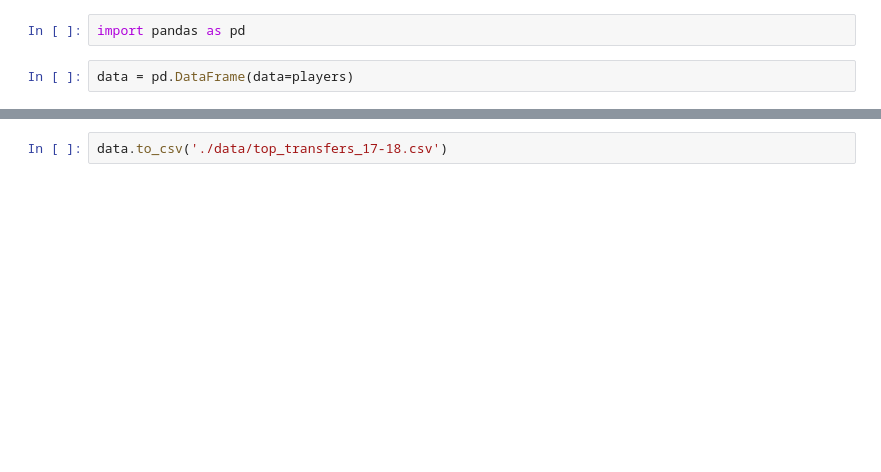
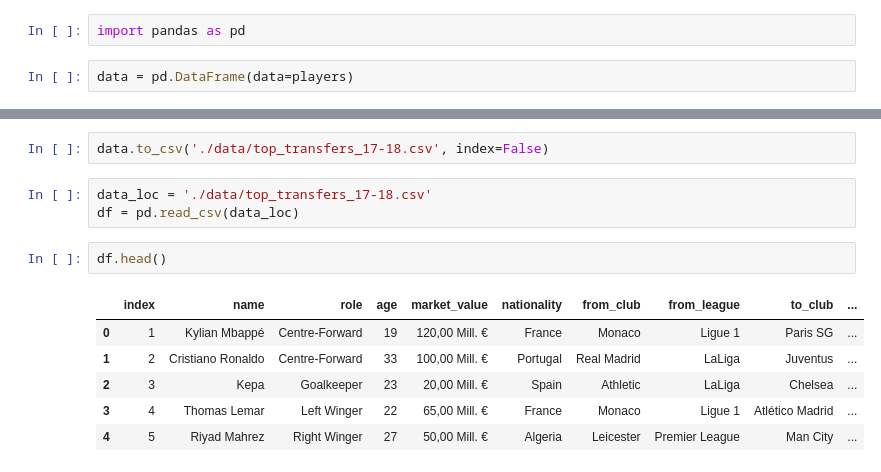
Before and after one commit to Sambeth/top_football_transfers-2017-18, a Jupyter notebook: Top Transfers 2017-18.ipynb, the cells around one changed output, grey strips where cells are left out. Drawn from its saved outputs; the diff is of its cells as text; blank space fills up the shorter version.

```diff
--- a/Top Transfers 2017-18.ipynb
+++ b/Top Transfers 2017-18.ipynb
@@ -169,2 +169,14 @@ data
 # %%
-data.to_csv('./data/top_transfers_17-18.csv')
+data.to_csv('./data/top_transfers_17-18.csv', index=False)
+# %%
+data_loc = './data/top_transfers_17-18.csv'
+df = pd.read_csv(data_loc)
+# %%
+df.head()
+# %% [output]
+|  | index | name | role | age | market_value | nationality | from_club | from_league | to_club | ... |
+| 0 | 1 | Kylian Mbappé | Centre-Forward | 19 | 120,00 Mill. € | France | Monaco | Ligue 1 | Paris SG | ... |
+| 1 | 2 | Cristiano Ronaldo | Centre-Forward | 33 | 100,00 Mill. € | Portugal | Real Madrid | LaLiga | Juventus | ... |
+| 2 | 3 | Kepa | Goalkeeper | 23 | 20,00 Mill. € | Spain | Athletic | LaLiga | Chelsea | ... |
+| 3 | 4 | Thomas Lemar | Left Winger | 22 | 65,00 Mill. € | France | Monaco | Ligue 1 | Atlético Madrid | ... |
+| 4 | 5 | Riyad Mahrez | Right Winger | 27 | 50,00 Mill. € | Algeria | Leicester | Premier League | Man City | ... |
```
Also changed, not shown: parts of 3 cells of this notebook, 4 other files.
